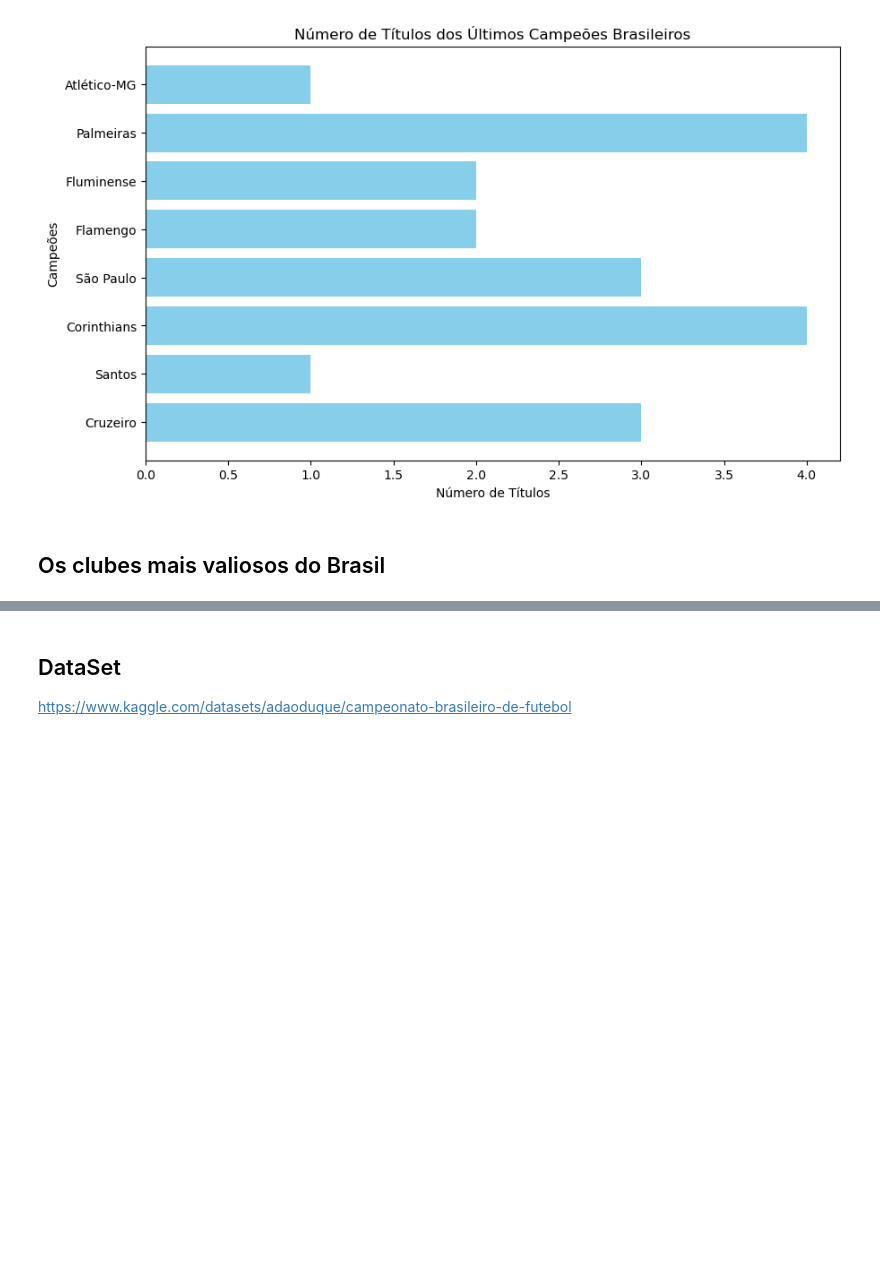
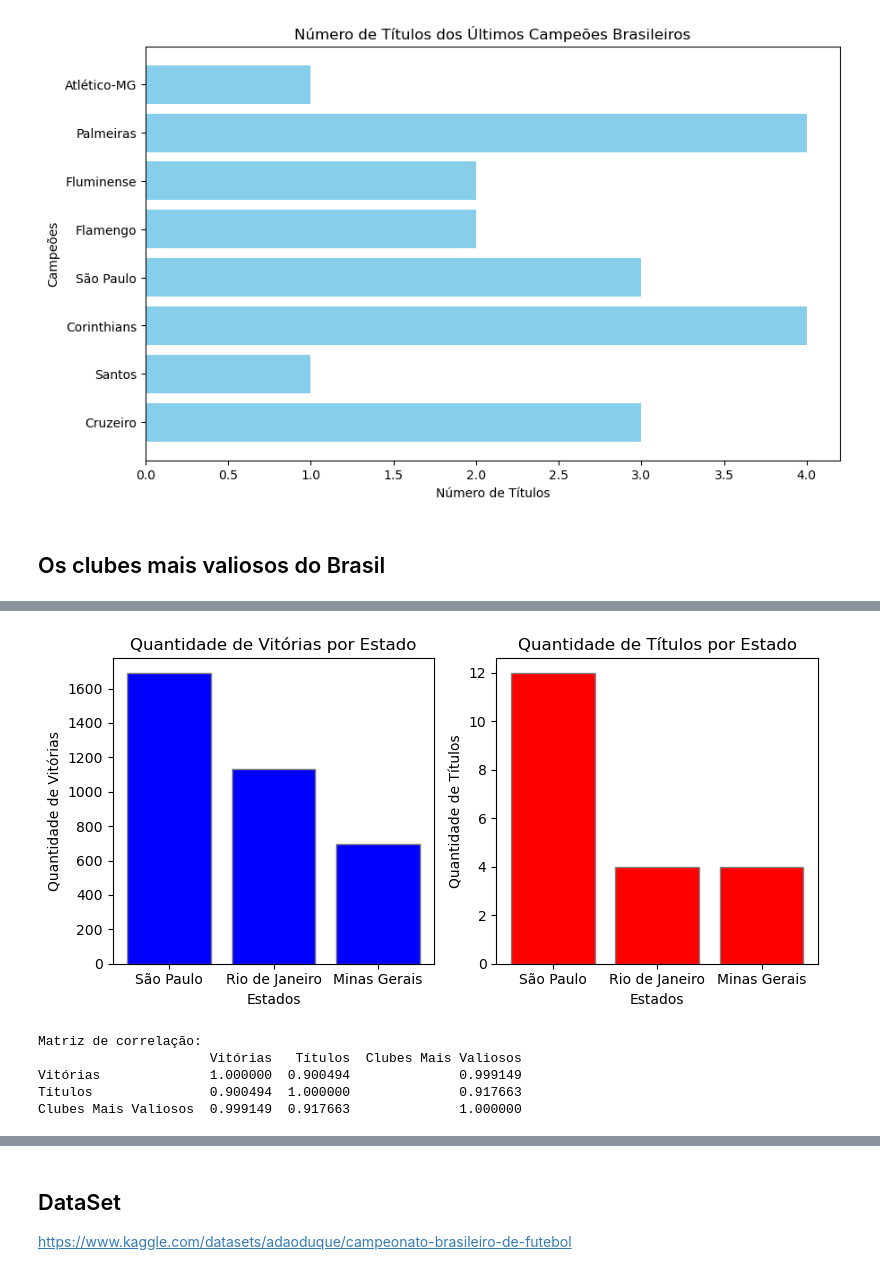
Before and after one commit to bshiguematsu/analise-camp-br2003-2023, a Jupyter notebook: Brasileiro de 2003 a 2023.ipynb, the cells around one changed output, grey strips where cells are left out. Drawn from its saved outputs; the diff is of its cells as text; code cells hidden in the pictures; blank space fills up the shorter version.

```diff
--- a/Brasileiro de 2003 a 2023.ipynb
+++ b/Brasileiro de 2003 a 2023.ipynb
@@ -236,0 +237,47 @@ plt.show()
+# %%
+# Dados para São Paulo, Rio de Janeiro e Minas Gerais
+estados = ['São Paulo', 'Rio de Janeiro', 'Minas Gerais']
+maior_num_vitorias = [1691, 1131, 698]
+num_titulos = [12, 4, 4]
+
+# Configura a figura com subplots
+fig, axs = plt.subplots(1, 2, figsize=(8, 4))
+
+# Gráfico da quantidade de vitórias por estado
+axs[0].bar(estados, maior_num_vitorias, color='b', edgecolor='grey')
+axs[0].set_xlabel('Estados')
+axs[0].set_ylabel('Quantidade de Vitórias')
+axs[0].set_title('Quantidade de Vitórias por Estado')
+
+# Gráfico da quantidade de títulos por estado
+axs[1].bar(estados, num_titulos, color='r', edgecolor='grey')
+axs[1].set_xlabel('Estados')
+axs[1].set_ylabel('Quantidade de Títulos')
+axs[1].set_title('Quantidade de Títulos por Estado')
+
+plt.tight_layout()
+plt.show()
+# %% [output]
+[figure, added]
+# %%
+# Dados para São Paulo, Rio de Janeiro e Minas Gerais
+dados = {
+    'Vitórias': [1691, 1131, 698],
+    'Títulos': [12, 4, 4],
+    'Clubes Mais Valiosos': [1000, 700, 500]
+}
+
+# Cria um DataFrame com os dados
+df = pd.DataFrame(dados)
+
+# Calcula a correlação de Pearson
+correlacao = df.corr()
+
+print("Matriz de correlação:")
+print(correlacao)
+# %% [output]
+Matriz de correlação:
+                      Vitórias   Títulos  Clubes Mais Valiosos
+Vitórias              1.000000  0.900494              0.999149
+Títulos               0.900494  1.000000              0.917663
+Clubes Mais Valiosos  0.999149  0.917663              1.000000
```
Also changed, not shown: parts of 5 cells of this notebook.
